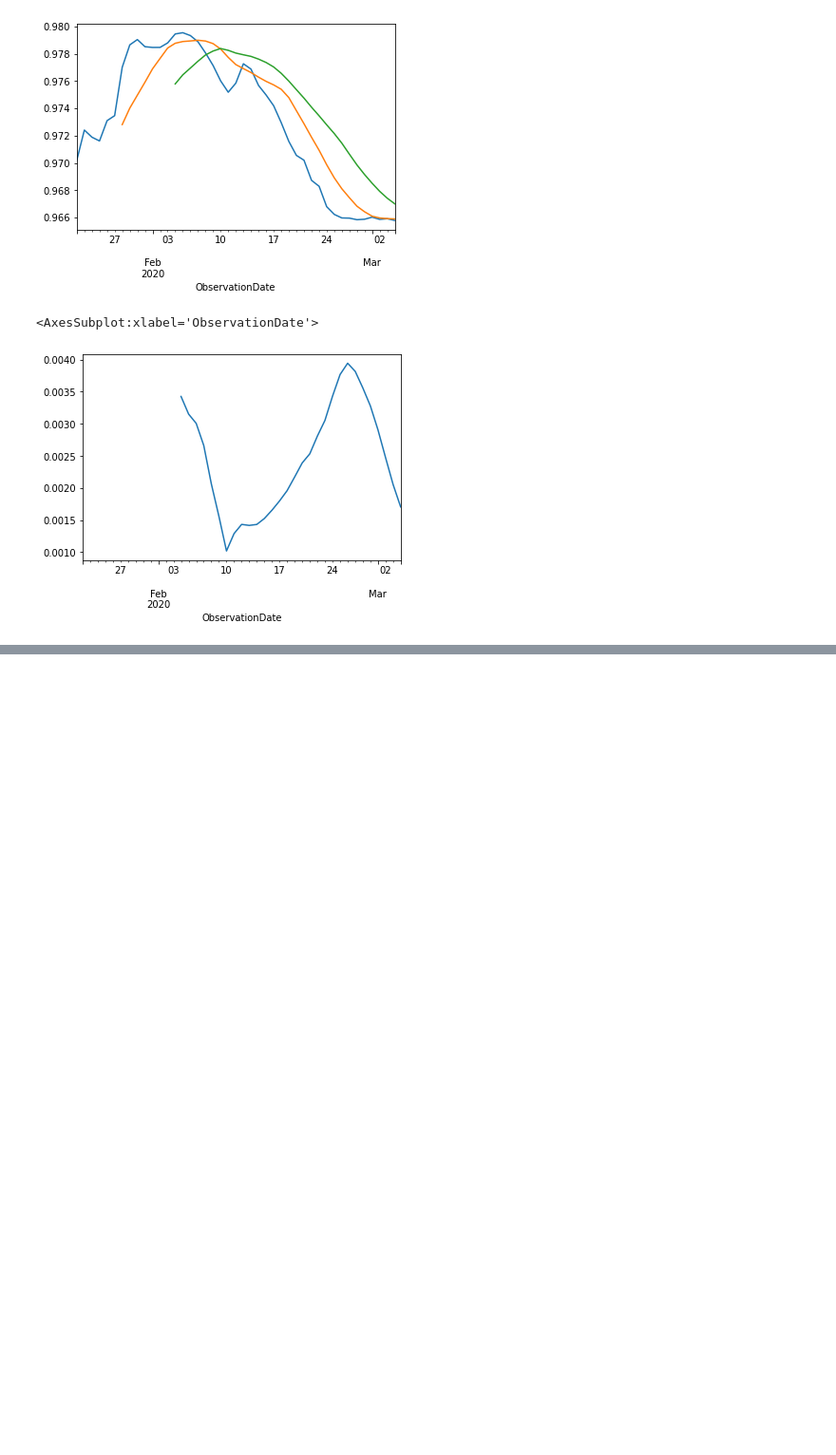
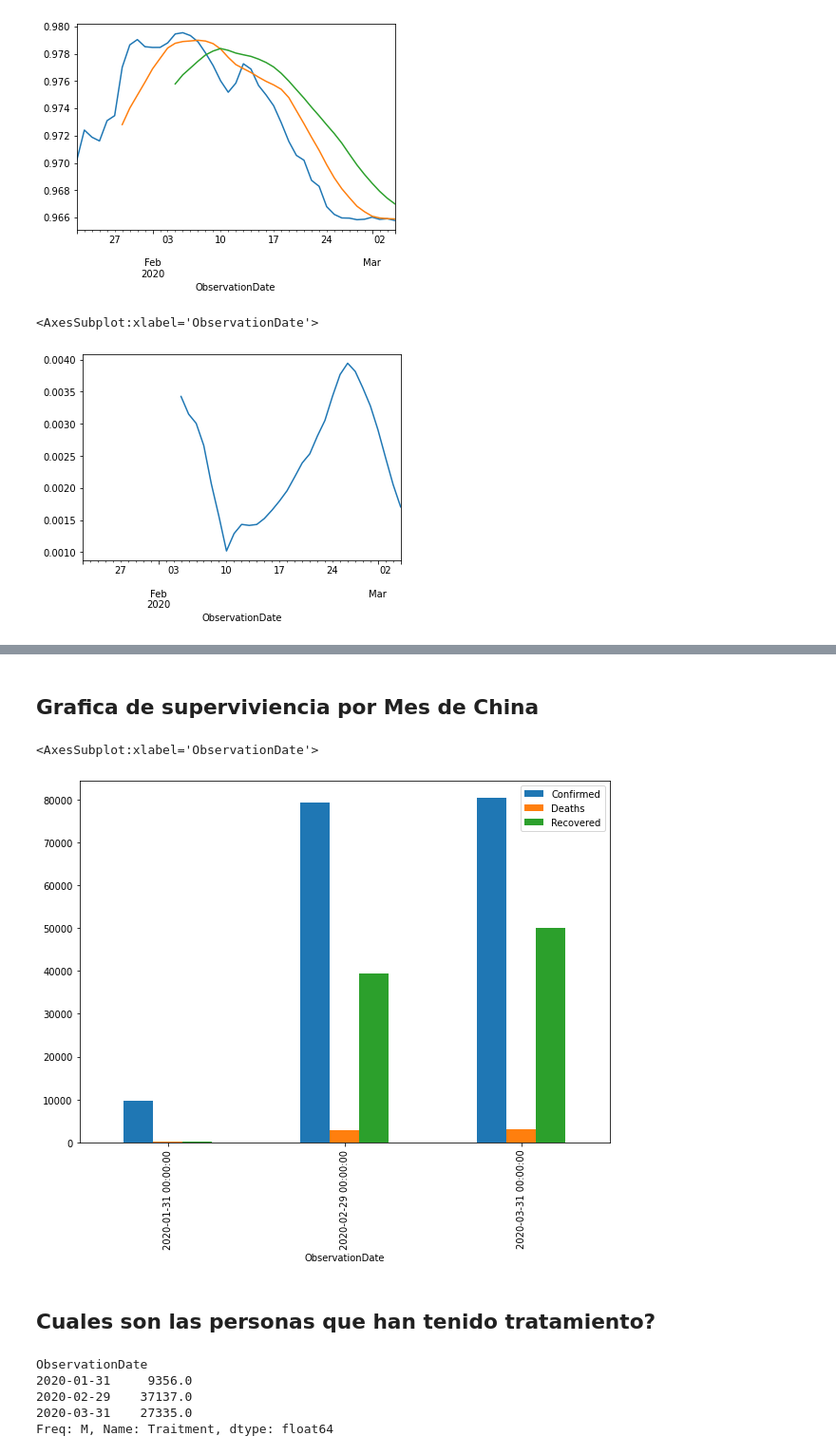
Before and after one commit to OscarABazanez/Manipulacion-y-Analisis-de-Datos-con-Pandas, a Jupyter notebook: [19] serie-de-tiempo.ipynb, the cells around one changed output, grey strips where cells are left out. Shown at 95% size. Saved outputs shown, nothing was run; the diff lists cells and outputs as text; code cells hidden in the pictures; blank space fills up the shorter version.

```diff
--- a/[19] serie-de-tiempo.ipynb
+++ b/[19] serie-de-tiempo.ipynb
@@ -299,0 +372,3 @@ sr.rolling(window=14).std().plot()
+# %%
+df_monthly = df_china.resample('M').max()
+df_monthly
@@ -299,0 +381,18 @@ sr.rolling(window=14).std().plot()
+# %% [markdown]
+## Grafica de superviviencia por Mes de China
+# %%
+df_monthly.plot(kind='bar',figsize = (10,7))
+# %% [output]
+<AxesSubplot:xlabel='ObservationDate'>
+[figure, added]
+# %% [markdown]
+## Cuales son las personas que han tenido tratamiento?
+# %%
+df_monthly['Traitment'] = df_monthly['Confirmed'] - df_monthly['Deaths'] - df_monthly['Recovered']
+df_monthly['Traitment']
+# %% [output]
+ObservationDate
+2020-01-31     9356.0
+2020-02-29    37137.0
+2020-03-31    27335.0
+Freq: M, Name: Traitment, dtype: float64
```
Also changed, not shown: parts of 12 cells of this notebook.
